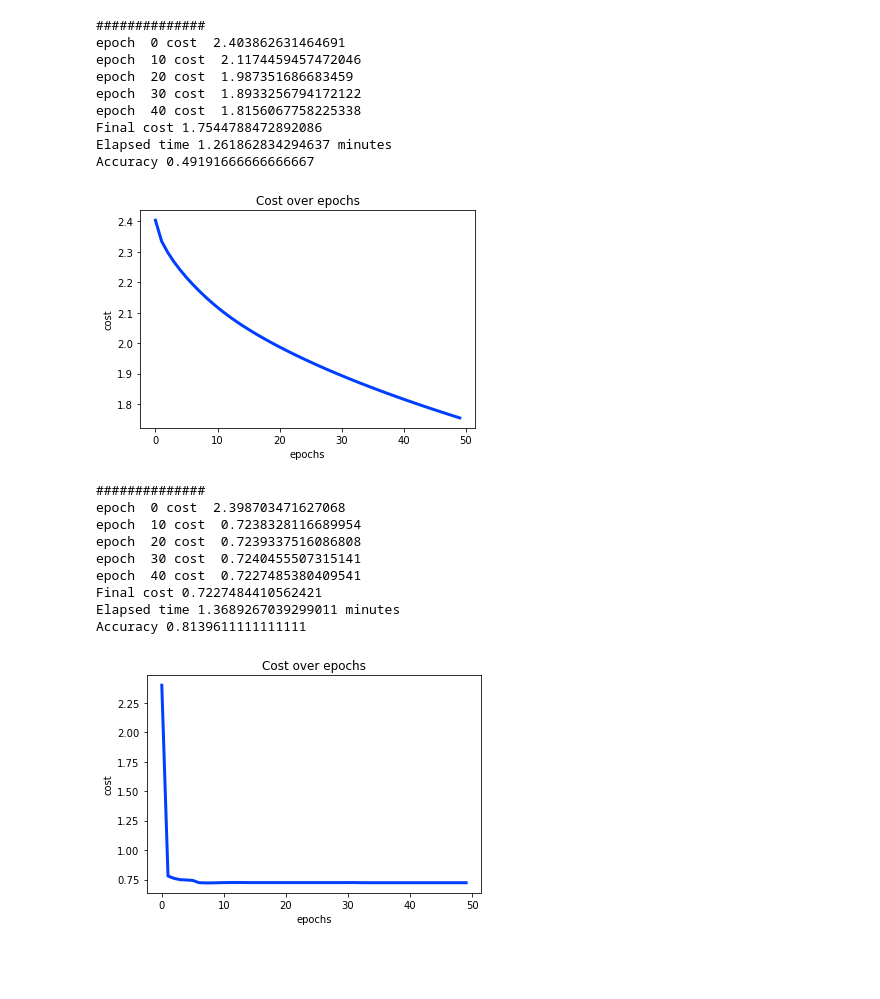
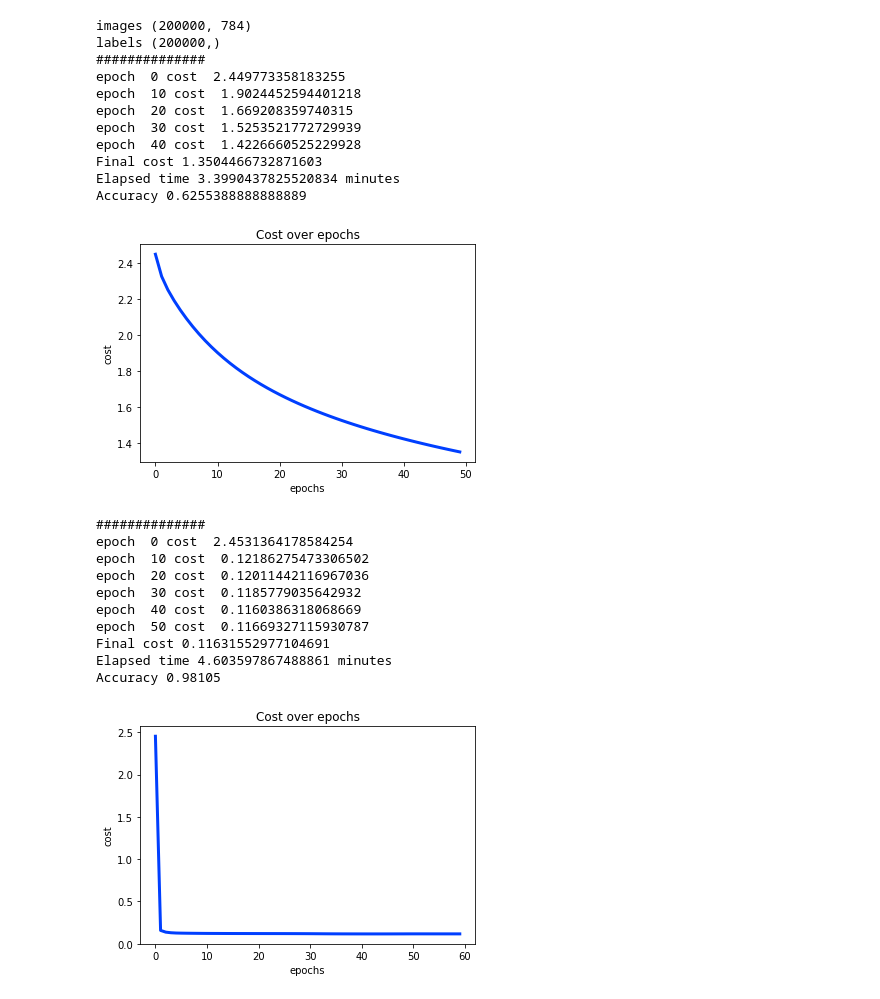
Before and after one commit to villamil/water-meter, a Jupyter notebook: digits.ipynb, the cells around one changed output. Drawn from its saved outputs; the diff is of its cells as text; code cells hidden in the pictures; blank space fills up the shorter version.

```diff
--- a/digits.ipynb
+++ b/digits.ipynb
@@ -38,5 +48,5 @@ def getDataset(test_size = 0.1):
 # %%
-(X_train, y_train, X_test, y_test), images, labels = getDataset()
+(X_train, X_test, y_train, y_test), images, labels = getDataset()
 
 cols = 10
 rows = 10
@@ -56,10 +65,0 @@ labels (200000,)
-# %%
-k = 10 #number of classes
-img_norm = images / 255
-X_train, X_test, y_train, y_test = train_test_split(img_norm, labels, test_size = 0.1, random_state = 1)
-print('Train dataset:', X_train.shape, y_train.shape)
-print('Test dataset:', X_test.shape, y_test.shape)
-
-for i in range(k):
-    print('train class ' + str(i), sum(y_train == i))
-    print('test class ' + str(i), sum(y_test == i))
@@ -231,7 +172,8 @@ def train(topology, activation, X, Y, alpha, lmbda, epochs):
     print('Final cost', J[epochs-1])
     return neural_net, J
 # %%
-topology = [X_train.shape[1], 10, 10]
+(X_train, X_test, y_train, y_test), images, labels = getDataset()
+topology = [X_train.shape[1], 100, 10]
 activation = 'tanh'
 alpha = 0.1 # 0.5
 lmbda = 0.3
@@ -248,16 +190,18 @@ plt.title('Cost over epochs')
 plt.xlabel('epochs')
 plt.ylabel('cost');
 # %% [output]
+images (200000, 784)
+labels (200000,)
 ##############
-epoch  0 cost  2.403862631464691
-epoch  10 cost  2.1174459457472046
-epoch  20 cost  1.987351686683459
-epoch  30 cost  1.8933256794172122
-epoch  40 cost  1.8156067758225338
-Final cost 1.7544788472892086
-Elapsed time 1.261862834294637 minutes
-Accuracy 0.49191666666666667
+epoch  0 cost  2.449773358183255
+epoch  10 cost  1.9024452594401218
+epoch  20 cost  1.669208359740315
+epoch  30 cost  1.5253521772729939
+epoch  40 cost  1.4226660525229928
+Final cost 1.3504466732871603
+Elapsed time 3.3990437825520834 minutes
+Accuracy 0.6255388888888889
-[figure, old version]
+[figure, new version]
 # %%
 def minibatch(x, y, size):
     np.random.seed(2)
@@ -312,34 +256,39 @@ def SGD_batch(topology, activation, X, Y, alpha, lmbda, epochs, batch_size):
     print('Final cost', J[epochs-1])
     return neural_net, J
 # %%
-topology = [X_train.shape[1], 10, 10]
+# [784 100 10]	tanh	0.69	0.1	50	70
+# [784 60 10]	relu	0.03	0.1	60	90
+# [784 60 10]	tanh	0.24	0.1	60	60
+
+topology = [X_train.shape[1], 60, 10]
 activation = 'tanh'
-alpha = 0.1 # 0.5
-lmbda = 0.3
-epochs = 50
-batch_size = 30
+alpha = 0.24 # 0.5
+lmbda = 0.1
+epochs = 60
+batch_size = 60
 start = time.time()
 trained_nn, J = SGD_batch(topology, activation, X_train, y_train, alpha, lmbda, epochs, batch_size)
 end = time.time()
 print('Elapsed time', (end - start)/60, 'minutes')
 A = forward2(trained_nn, X_train)
 acc = accuracy(A[-1][1], y_train)
 print('Accuracy', acc)
 plt.plot(list(J.keys()), list(J.values()), linewidth=3)
 plt.title('Cost over epochs')
 plt.xlabel('epochs')
 plt.ylabel('cost');
 # %% [output]
 ##############
-epoch  0 cost  2.398703471627068
-epoch  10 cost  0.7238328116689954
-epoch  20 cost  0.7239337516086808
-epoch  30 cost  0.7240455507315141
-epoch  40 cost  0.7227485380409541
-Final cost 0.7227484410562421
-Elapsed time 1.3689267039299011 minutes
-Accuracy 0.8139611111111111
+epoch  0 cost  2.4531364178584254
+epoch  10 cost  0.12186275473306502
+epoch  20 cost  0.12011442116967036
+epoch  30 cost  0.1185779035642932
+epoch  40 cost  0.1160386318068669
+epoch  50 cost  0.11669327115930787
+Final cost 0.11631552977104691
+Elapsed time 4.603597867488861 minutes
+Accuracy 0.98105
-[figure, old version]
+[figure, new version]
 # %%
 A = forward2(trained_nn, X_test)
 acc = accuracy(A[-1][1], y_test)
```
Also changed, not shown: parts of 21 cells of this notebook, 19 other files.
